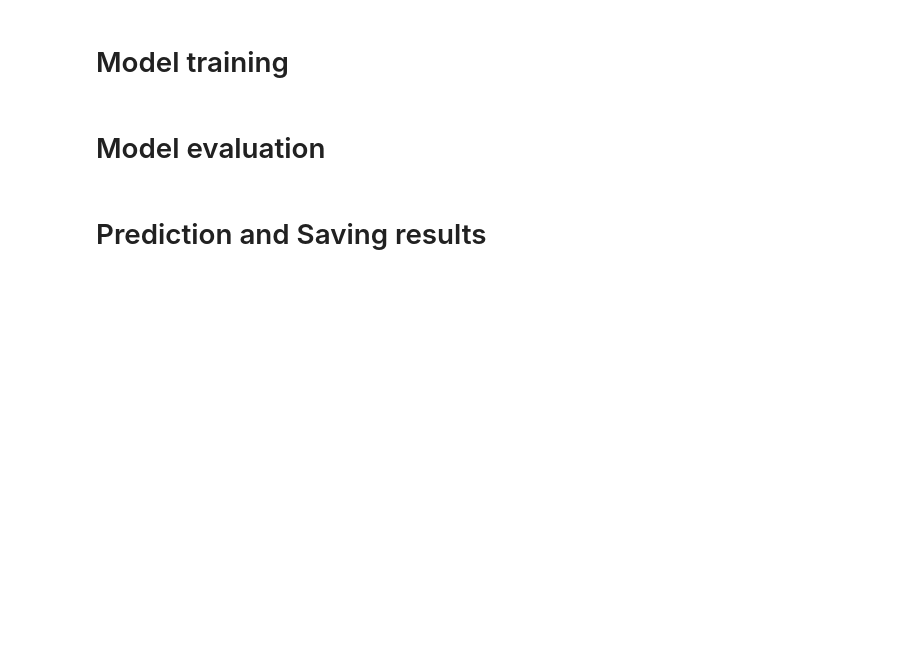
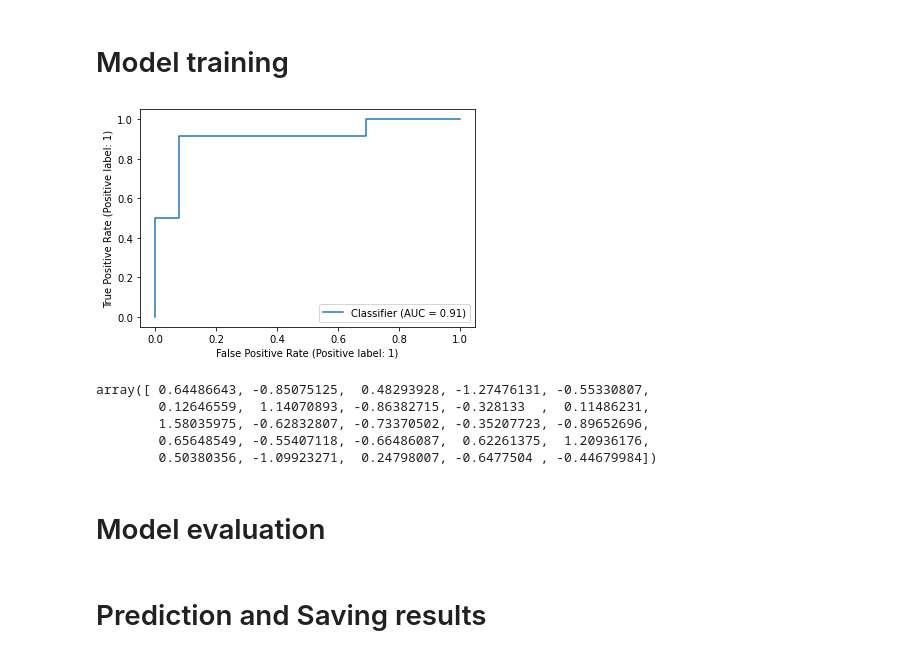
Before and after one commit to Jonkil/ML-project-2021-ESIEE, a Jupyter notebook: notebook_2.ipynb, the cells around one changed output. Saved outputs shown, nothing was run; the diff lists cells and outputs as text; code cells hidden in the pictures; blank space fills up the shorter version.

```diff
--- a/notebook_2.ipynb
+++ b/notebook_2.ipynb
@@ -784,5 +729,30 @@ df_train.sort_values(by=['Type']+numeric_columns, ascending=False)
 # %% [markdown]
 # Model training
+# %%
+import matplotlib.pyplot as plt
+from sklearn.datasets import make_classification
+from sklearn.metrics import RocCurveDisplay
+from sklearn.model_selection import train_test_split
+from sklearn.svm import SVC
+X, y = make_classification(random_state=0)
+X_train, X_test, y_train, y_test = train_test_split(
+    X, y, random_state=0)
+clf = SVC(random_state=0).fit(X_train, y_train)
+y_pred = clf.decision_function(X_test)
+RocCurveDisplay.from_predictions(
+   y_test, y_pred)
+
+plt.show()
+# %% [output]
+[figure, added]
+# %%
+y_pred
+# %% [output]
+array([ 0.64486643, -0.85075125,  0.48293928, -1.27476131, -0.55330807,
+        0.12646559,  1.14070893, -0.86382715, -0.328133  ,  0.11486231,
+        1.58035975, -0.62832807, -0.73370502, -0.35207723, -0.89652696,
+        0.65648549, -0.55407118, -0.66486087,  0.62261375,  1.20936176,
+        0.50380356, -1.09923271,  0.24798007, -0.6477504 , -0.44679984])
 # %% [markdown]
 # Model evaluation
 # %% [markdown]
```
Also changed, not shown: parts of 19 cells of this notebook.
